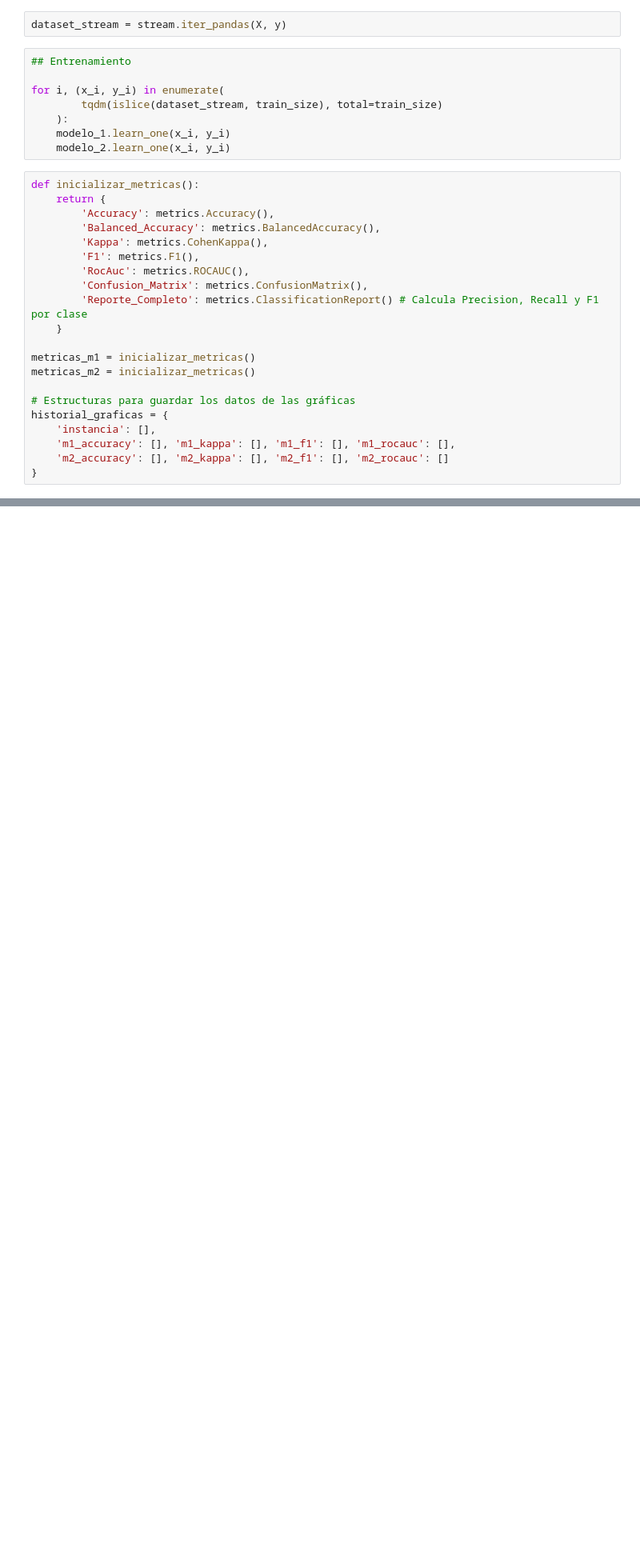
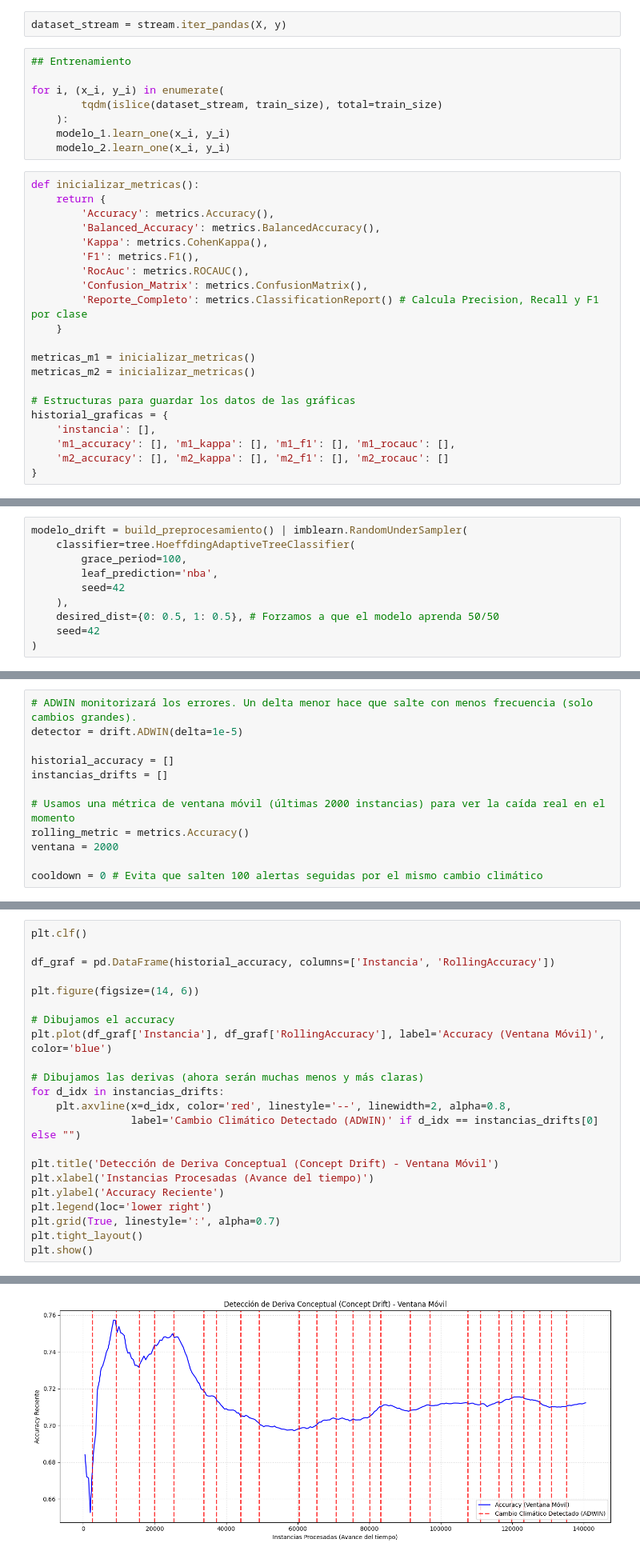
Before and after one commit to alcazar-jesus/serie-temporales-datos-complejos, a Jupyter notebook: TrabajoDataStreams/modelos_stream.ipynb, the cells around one changed output, grey strips where cells are left out. Shown at 80% size. Cells and saved outputs as stored; diff of their text form; blank space fills up the shorter version.

```diff
--- a/TrabajoDataStreams/modelos_stream.ipynb
+++ b/TrabajoDataStreams/modelos_stream.ipynb
@@ -734,0 +462,10 @@ Total de derivas detectadas en Elec2: 8
+# %%
+modelo_drift = build_preprocesamiento() | imblearn.RandomUnderSampler(
+    classifier=tree.HoeffdingAdaptiveTreeClassifier(
+        grace_period=100,
+        leaf_prediction='nba',
+        seed=42
+    ),
+    desired_dist={0: 0.5, 1: 0.5}, # Forzamos a que el modelo aprenda 50/50
+    seed=42
+)
@@ -734,0 +474,12 @@ Total de derivas detectadas en Elec2: 8
+# %%
+# ADWIN monitorizará los errores. Un delta menor hace que salte con menos frecuencia (solo cambios grandes).
+detector = drift.ADWIN(delta=1e-5)
+
+historial_accuracy = []
+instancias_drifts = []
+
+# Usamos una métrica de ventana móvil (últimas 2000 instancias) para ver la caída real en el momento
+rolling_metric = metrics.Accuracy()
+ventana = 2000
+
+cooldown = 0 # Evita que salten 100 alertas seguidas por el mismo cambio climático
@@ -734,0 +534,23 @@ Total de derivas detectadas en Elec2: 8
+# %%
+plt.clf()
+
+df_graf = pd.DataFrame(historial_accuracy, columns=['Instancia', 'RollingAccuracy'])
+
+plt.figure(figsize=(14, 6))
+
+# Dibujamos el accuracy
+plt.plot(df_graf['Instancia'], df_graf['RollingAccuracy'], label='Accuracy (Ventana Móvil)', color='blue')
+
+# Dibujamos las derivas (ahora serán muchas menos y más claras)
+for d_idx in instancias_drifts:
+    plt.axvline(x=d_idx, color='red', linestyle='--', linewidth=2, alpha=0.8,
+                label='Cambio Climático Detectado (ADWIN)' if d_idx == instancias_drifts[0] else "")
+
+plt.title('Detección de Deriva Conceptual (Concept Drift) - Ventana Móvil')
+plt.xlabel('Instancias Procesadas (Avance del tiempo)')
+plt.ylabel('Accuracy Reciente')
+plt.legend(loc='lower right')
+plt.grid(True, linestyle=':', alpha=0.7)
+plt.tight_layout()
+plt.show()
+# %% [output]
@@ -734,0 +558 @@ Total de derivas detectadas en Elec2: 8
+[figure, added]
```
Also changed, not shown: parts of 36 cells of this notebook.
